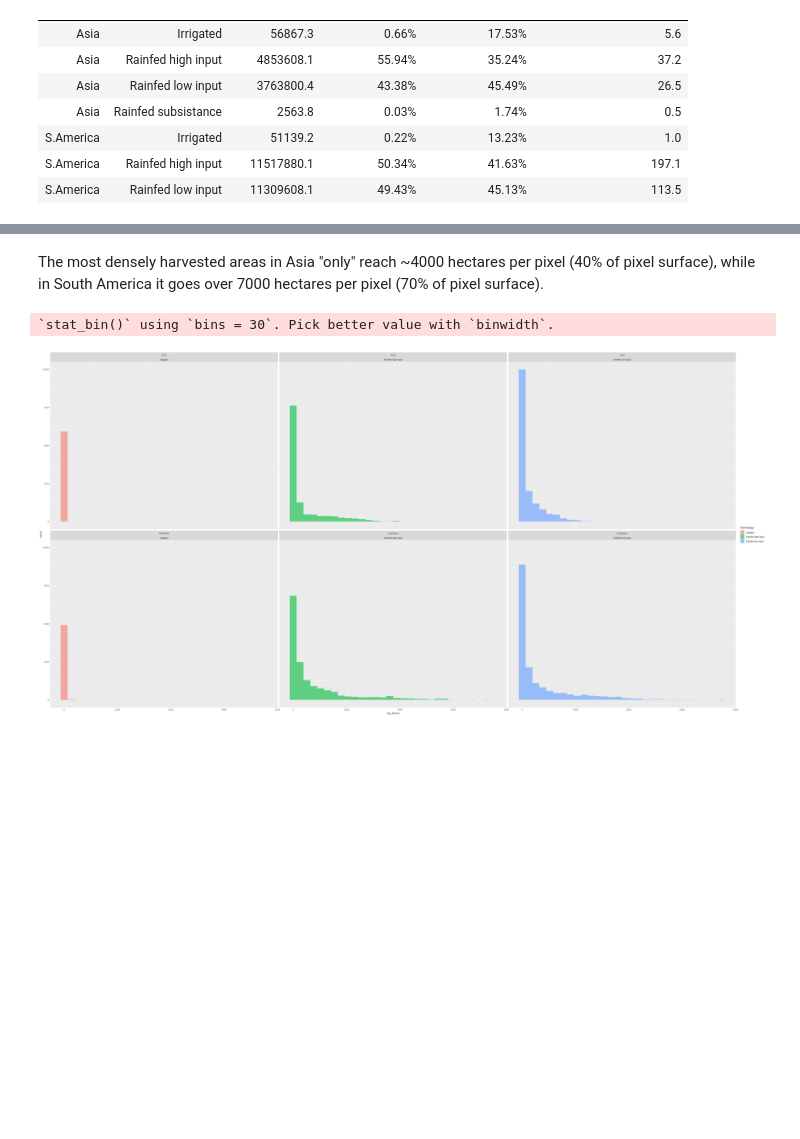
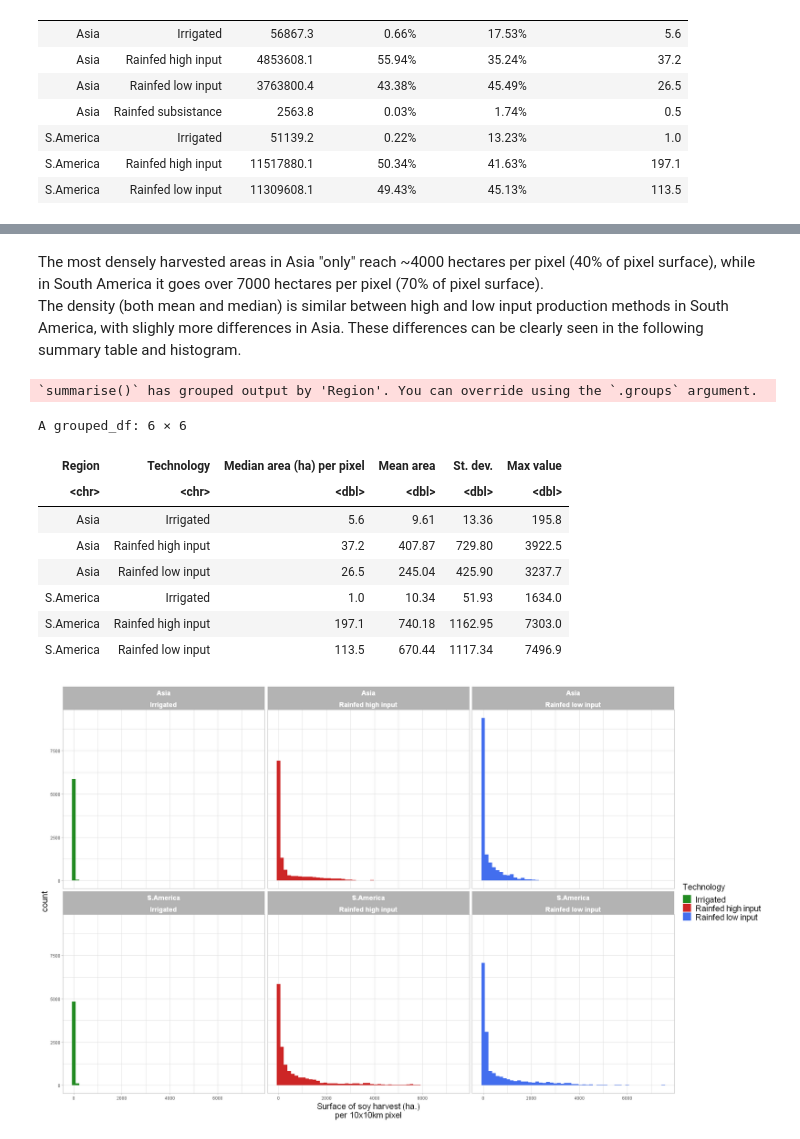
Before and after one commit to AngelArcones/Vizzuality_challenge, a Jupyter notebook: Vizzuality_challenge.ipynb, the cells around one changed output, grey strips where cells are left out. Cells and saved outputs as stored; diff of their text form; code cells hidden in the pictures; blank space fills up the shorter version.

```diff
--- a/Vizzuality_challenge.ipynb
+++ b/Vizzuality_challenge.ipynb
@@ -57,7 +62,7 @@ for(i in 1:length(data_csv_list)){
 
   var_soy <- grep("soyb", names(df_1), value = T)
 
-  df_clean <- df_1[, c("x", "y", "rec_type", "tech_type", var_soy,
+  df_clean <- df_1[, c("x", "y", "tech_type", var_soy,
                        "year_data", "source", "name_cntr", "name_adm1")]
 
   names(df_clean)[names(df_clean) == var_soy] <- "soy_beans"
@@ -324,17 +327,45 @@ max(df_asia$soy_beans)
 # %% [markdown]
 The most densely harvested areas in Asia "only" reach ~4000 hectares per pixel (40% of pixel surface), while in South America it goes over 7000 hectares per pixel (70% of pixel surface).
+The density (both mean and median) is similar between high and low input production methods in South America, with slighly more differences in Asia.
+These differences can be clearly seen in the following summary table and histogram.
 # %%
 df_joined <- rbind(df_am, df_as) %>% select(soy_beans, Technology, Region) %>% filter(Technology != "Rainfed subsistance")
 
-options(repr.plot.width = 40, repr.plot.height = 20, repr.plot.res = 100)
+
+df_joined %>% group_by(Region, Technology) %>% summarise("Median area (ha) per pixel" = median(soy_beans),
+                                                        "Mean area" = round(mean(soy_beans),2),
+                                                        "St. dev." = round(sd(soy_beans),2),
+                                                        "Max value" = max(soy_beans))
+
+
+options(repr.plot.width = 20, repr.plot.height = 12, repr.plot.res = 100)
 
 #ggplot(df_joined, aes(x=Technology, y=soy_beans))+
 #    geom_boxplot()+
 #    facet_wrap(~Region)
 
 ggplot(df_joined, aes(x=soy_beans, fill=Technology))+
-       geom_histogram(alpha=0.6, position = 'identity') +
-       facet_wrap(Region~Technology)
+       geom_histogram(position = 'identity', binwidth=150) +
+       scale_fill_manual(values = c("Irrigated"= "forestgreen",
+                                "Rainfed high input" = "firebrick3",
+                                "Rainfed low input" = "royalblue2"))+
+       xlab("Surface of soy harvest (ha.)\nper 10x10km pixel")+
+       facet_wrap(Region~Technology)+
+       theme_light()+
+        theme(strip.text.x = element_text(size=rel(1.5), face = "bold"),
+        legend.title=element_text(size=rel(1.5)),
+        legend.text=element_text(size=rel(1.5)),
+        axis.title.x = element_text(size=rel(1.5)),
+        axis.title.y = element_text(size=rel(1.5)))
 # %% [output]
-`stat_bin()` using `bins = 30`. Pick better value with `binwidth`.
+`summarise()` has grouped output by 'Region'. You can override using the `.groups` argument.
+A grouped_df: 6 × 6
+| Region | Technology | Median area (ha) per pixel | Mean area | St. dev. | Max value |
+| <chr> | <chr> | <dbl> | <dbl> | <dbl> | <dbl> |
+| Asia | Irrigated | 5.6 | 9.61 | 13.36 | 195.8 |
+| Asia | Rainfed high input | 37.2 | 407.87 | 729.80 | 3922.5 |
+| Asia | Rainfed low input | 26.5 | 245.04 | 425.90 | 3237.7 |
+| S.America | Irrigated | 1.0 | 10.34 | 51.93 | 1634.0 |
+| S.America | Rainfed high input | 197.1 | 740.18 | 1162.95 | 7303.0 |
+| S.America | Rainfed low input | 113.5 | 670.44 | 1117.34 | 7496.9 |
-[figure, old version]
+[figure, new version]
```
Also changed, not shown: parts of 27 cells of this notebook.
